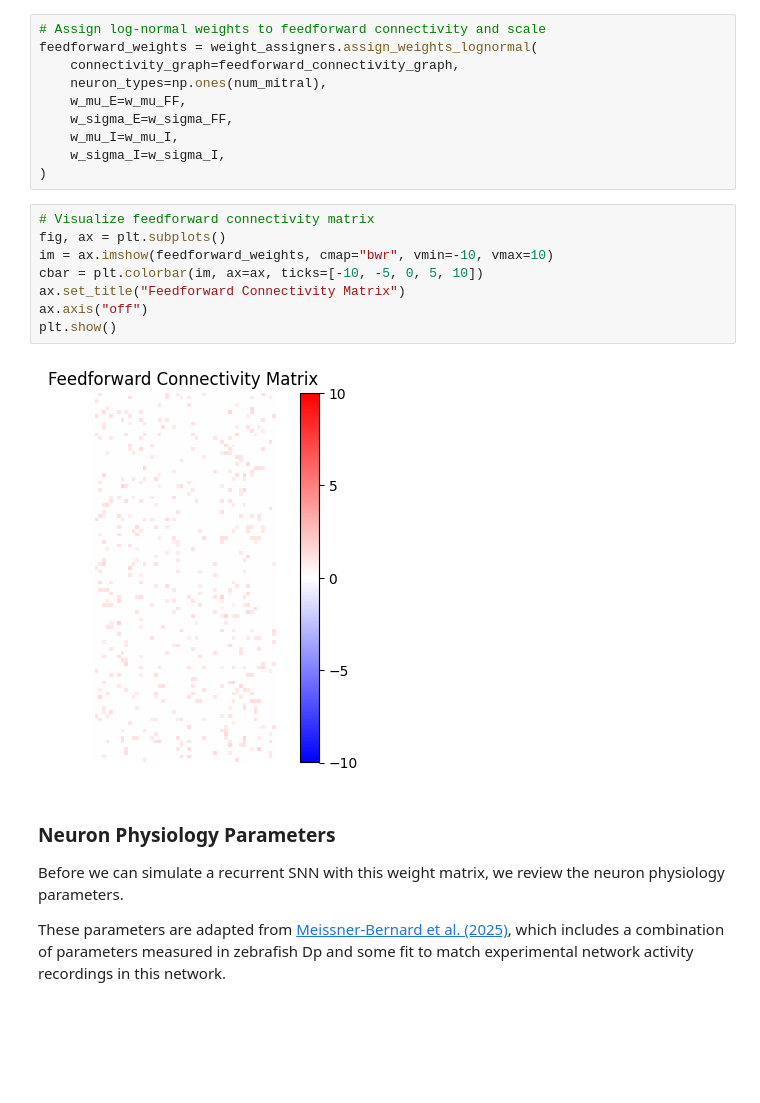
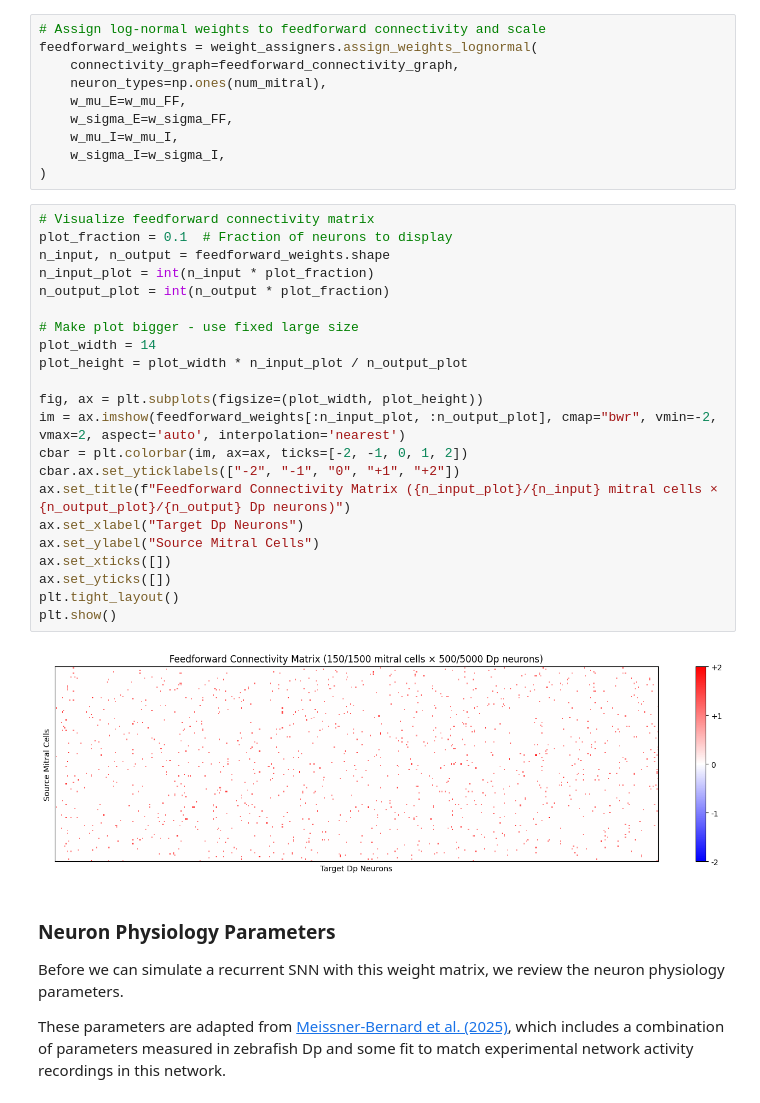
Before and after one commit to rory-bedford/connectome-snns, a Jupyter notebook: notebooks/generating-spiketrains-example.ipynb, the cells around one changed output. Cells and saved outputs as stored; diff of their text form; blank space fills up the shorter version.

```diff
--- a/notebooks/generating-spiketrains-example.ipynb
+++ b/notebooks/generating-spiketrains-example.ipynb
@@ -274,14 +313,28 @@ feedforward_weights = weight_assigners.assign_weights_lognormal(
 )
 # %%
 # Visualize feedforward connectivity matrix
-fig, ax = plt.subplots()
-im = ax.imshow(feedforward_weights, cmap="bwr", vmin=-10, vmax=10)
-cbar = plt.colorbar(im, ax=ax, ticks=[-10, -5, 0, 5, 10])
-ax.set_title("Feedforward Connectivity Matrix")
-ax.axis("off")
+plot_fraction = 0.1  # Fraction of neurons to display
+n_input, n_output = feedforward_weights.shape
+n_input_plot = int(n_input * plot_fraction)
+n_output_plot = int(n_output * plot_fraction)
+
+# Make plot bigger - use fixed large size
+plot_width = 14
+plot_height = plot_width * n_input_plot / n_output_plot
+
+fig, ax = plt.subplots(figsize=(plot_width, plot_height))
+im = ax.imshow(feedforward_weights[:n_input_plot, :n_output_plot], cmap="bwr", vmin=-2, vmax=2, aspect='auto', interpolation='nearest')
+cbar = plt.colorbar(im, ax=ax, ticks=[-2, -1, 0, 1, 2])
+cbar.ax.set_yticklabels(["-2", "-1", "0", "+1", "+2"])
+ax.set_title(f"Feedforward Connectivity Matrix ({n_input_plot}/{n_input} mitral cells × {n_output_plot}/{n_output} Dp neurons)")
+ax.set_xlabel("Target Dp Neurons")
+ax.set_ylabel("Source Mitral Cells")
+ax.set_xticks([])
+ax.set_yticks([])
+plt.tight_layout()
 plt.show()
 # %% [output]
-[figure, old version]
+[figure, new version]
 # %% [markdown]
 ### Neuron Physiology Parameters
 
```
Also changed, not shown: parts of 19 cells of this notebook, 3 other files.
